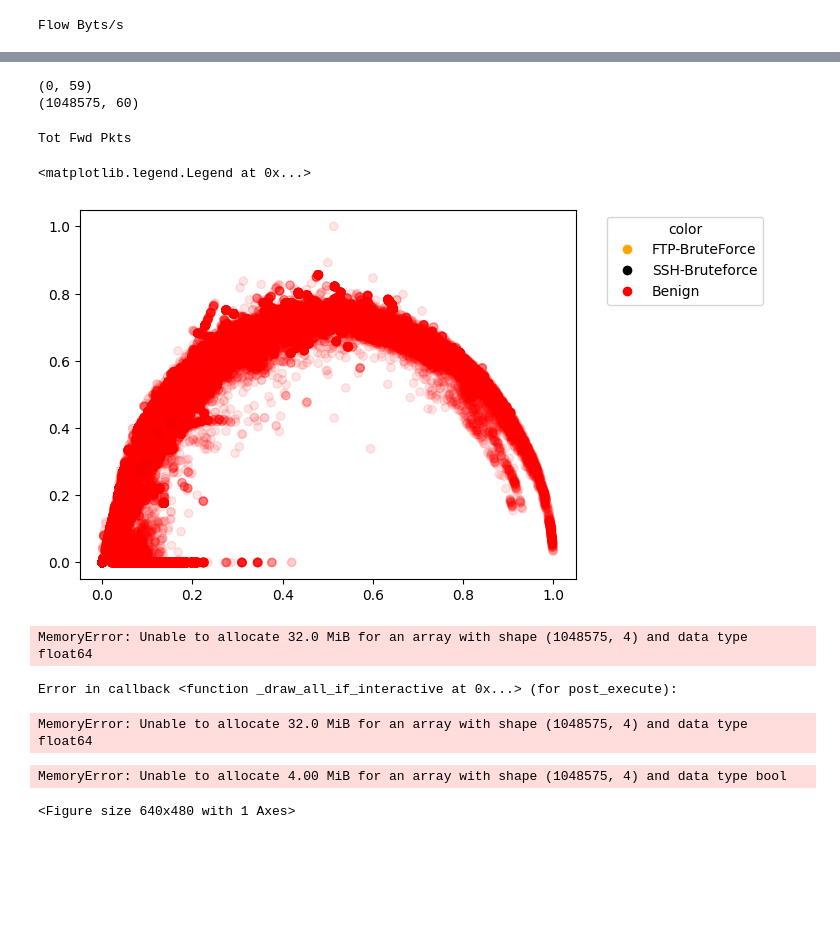
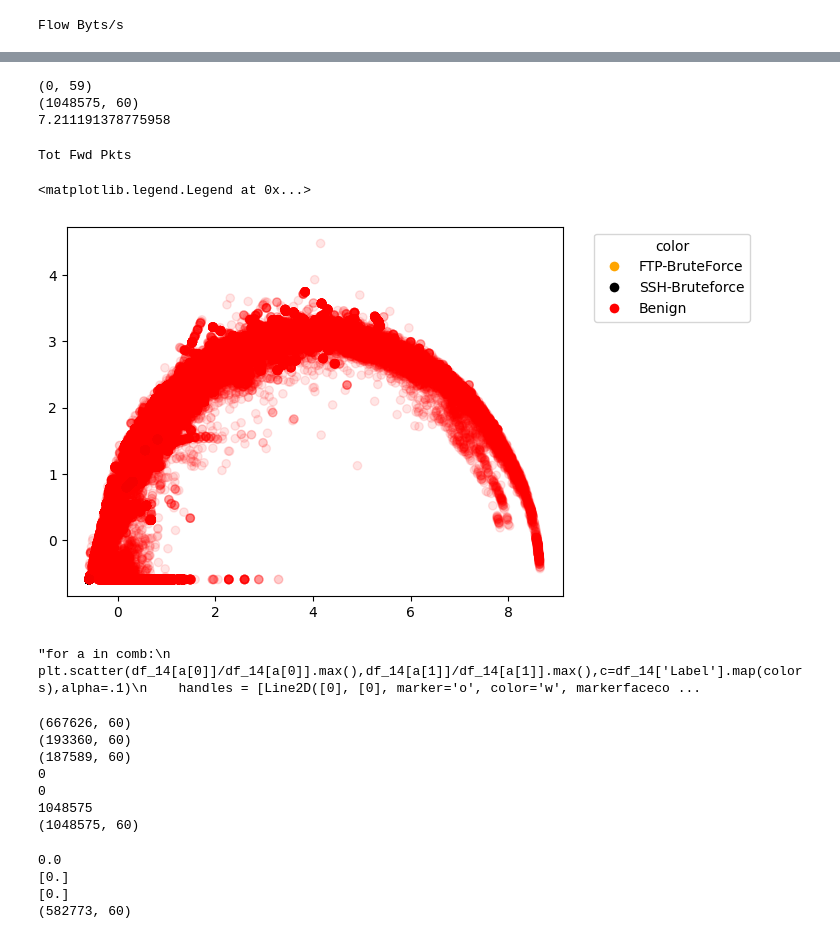
Before and after one commit to ChiaraAmalia/AdvancedCyberSecurity, a Jupyter notebook: 14_simo_analysis.ipynb, the cells around one changed output, grey strips where cells are left out. Cells and saved outputs as stored; diff of their text form; code cells hidden in the pictures; blank space fills up the shorter version.

```diff
--- a/14_simo_analysis.ipynb
+++ b/14_simo_analysis.ipynb
@@ -6,6 +6,11 @@ from itertools import combinations
 import numpy as np
 # %%
 df_14 = pd.read_csv("dataset/Wednesday-14-02-2018_TrafficForML_CICFlowMeter.csv")
+# %%
+# Definisco una funzione per normalizzare i valori
+
+def normalize(feature:str):
+    return (df_14[feature]-df_14[feature].mean())/np.std(df_14[feature])
 # %%
 test = df_14['Fwd Byts/b Avg'].unique()
 test_2 = df_14['Fwd Pkts/b Avg'].unique()
@@ -214,28 +221,26 @@ colors = { 'FTP-BruteForce':'orange', 'SSH-Bruteforce':'black','Benign':'red'}
 # %%
 print(no_lab.shape)
 print(df_14.shape)
+print(df_14['Tot Bwd Pkts'].mean())
 # %% [output]
 (0, 59)
 (1048575, 60)
+7.211191378775958
 # %%
 print(comb[0][1])
 
-plt.scatter(df_14['Bwd Seg Size Avg']/df_14['Bwd Seg Size Avg'].max(),df_14['Bwd Pkt Len Std']/df_14['Bwd Pkt Len Std'].max(),c=df_14['Label'].map(colors),alpha=.1)
+plt.scatter(normalize('Bwd Seg Size Avg'),normalize('Bwd Pkt Len Std'),c=df_14['Label'].map(colors),alpha=.1)
 handles = [Line2D([0], [0], marker='o', color='w', markerfacecolor=v, label=k, markersize=8) for k, v in colors.items()]
 plt.legend(title='color', handles=handles, bbox_to_anchor=(1.05, 1), loc='upper left')
 # %% [output]
 Tot Fwd Pkts
 <matplotlib.legend.Legend at 0x...>
-[figure, old version]
+[figure, new version]
 # %%
-for a in comb:
+'''for a in comb:
     plt.scatter(df_14[a[0]]/df_14[a[0]].max(),df_14[a[1]]/df_14[a[1]].max(),c=df_14['Label'].map(colors),alpha=.1)
     handles = [Line2D([0], [0], marker='o', color='w', markerfacecolor=v, label=k, markersize=8) for k, v in colors.items()]
     plt.legend(title='color', handles=handles, bbox_to_anchor=(1.05, 1), loc='upper left')
-    plt.title(str(a[0])+' '+str(a[1]))
+    plt.title(str(a[0])+' '+str(a[1]))'''
 # %% [output]
-MemoryError: Unable to allocate 32.0 MiB for an array with shape (1048575, 4) and data type float64
+"for a in comb:\n    plt.scatter(df_14[a[0]]/df_14[a[0]].max(),df_14[a[1]]/df_14[a[1]].max(),c=df_14['Label'].map(colors),alpha=.1)\n    handles = [Line2D([0], [0], marker='o', color='w', markerfaceco ...
-Error in callback <function _draw_all_if_interactive at 0x...> (for post_execute):
-MemoryError: Unable to allocate 32.0 MiB for an array with shape (1048575, 4) and data type float64
-MemoryError: Unable to allocate 4.00 MiB for an array with shape (1048575, 4) and data type bool
-<Figure size 640x480 with 1 Axes>
@@ -241,0 +251,29 @@ MemoryError: Unable to allocate 4.00 MiB for an array with shape (1048575, 4) an
+# %%
+print(benign.shape)
+print(FTP_BruteForce.shape)
+print(SSH_Bruteforce.shape)
+print(df_14['Label'].isnull().sum())
+print(df_14['Label'].isna().sum())
+print(benign.shape[0]+FTP_BruteForce.shape[0]+SSH_Bruteforce.shape[0])
+print(df_14.shape)
+# %% [output]
+(667626, 60)
+(193360, 60)
+(187589, 60)
+0
+0
+1048575
+(1048575, 60)
+# %%
+analisi = ['Idle Mean', 'Idle Std', 'Idle Max', 'Idle Min']
+
+print(benign[analisi[0]].min())
+print(FTP_BruteForce[analisi[0]].unique())
+print(SSH_Bruteforce[analisi[0]].unique())
+print(benign[benign[analisi[0]] == 0.0].shape)
+print(benign[benign[analisi[0]] == 0.0].to_string())
+# %% [output]
+0.0
+[0.]
+[0.]
+(582773, 60)
```
Also changed, not shown: parts of 3 cells of this notebook.
